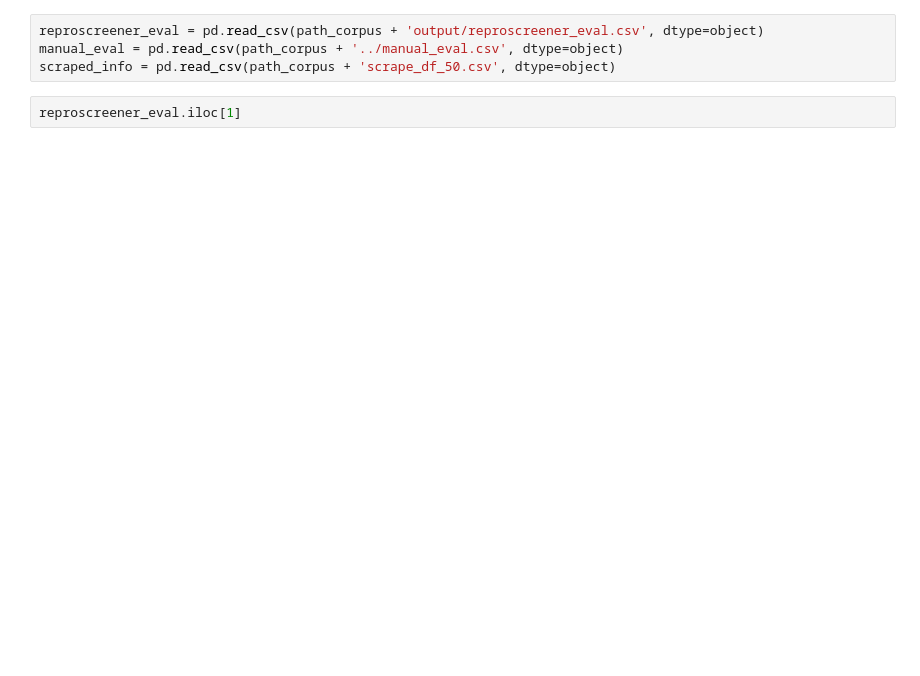
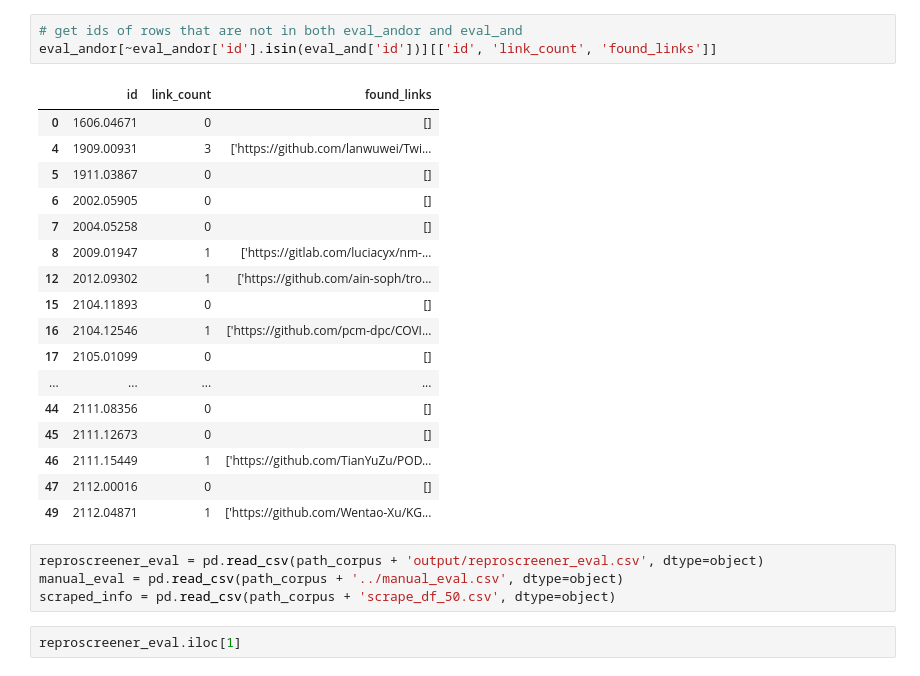
Before and after one commit to Machine-Learning-Pipelines/reproscreener, a Jupyter notebook: explore.ipynb, the cells around one changed output. Saved outputs shown, nothing was run; the diff lists cells and outputs as text; blank space fills up the shorter version.

```diff
--- a/explore.ipynb
+++ b/explore.ipynb
@@ -4,3 +60,24 @@ path_corpus = './case-studies/arxiv-corpus/mine50/'
+# %%
+# get ids of rows that are not in both eval_andor and eval_and
+eval_andor[~eval_andor['id'].isin(eval_and['id'])][['id', 'link_count', 'found_links']]
+# %% [output]
+|  | id | link_count | found_links |
+| 0 | 1606.04671 | 0 | [] |
+| 4 | 1909.00931 | 3 | ['https://github.com/lanwuwei/Twi... |
+| 5 | 1911.03867 | 0 | [] |
+| 6 | 2002.05905 | 0 | [] |
+| 7 | 2004.05258 | 0 | [] |
+| 8 | 2009.01947 | 1 | ['https://gitlab.com/luciacyx/nm-... |
+| 12 | 2012.09302 | 1 | ['https://github.com/ain-soph/tro... |
+| 15 | 2104.11893 | 0 | [] |
+| 16 | 2104.12546 | 1 | ['https://github.com/pcm-dpc/COVI... |
+| 17 | 2105.01099 | 0 | [] |
+| ... | ... | ... | ... |
+| 44 | 2111.08356 | 0 | [] |
+| 45 | 2111.12673 | 0 | [] |
+| 46 | 2111.15449 | 1 | ['https://github.com/TianYuZu/POD... |
+| 47 | 2112.00016 | 0 | [] |
+| 49 | 2112.04871 | 1 | ['https://github.com/Wentao-Xu/KG... |
 # %%
 reproscreener_eval = pd.read_csv(path_corpus + 'output/reproscreener_eval.csv', dtype=object)
 manual_eval = pd.read_csv(path_corpus + '../manual_eval.csv', dtype=object)
```
Also changed, not shown: parts of 10 cells of this notebook, 12 other files.
